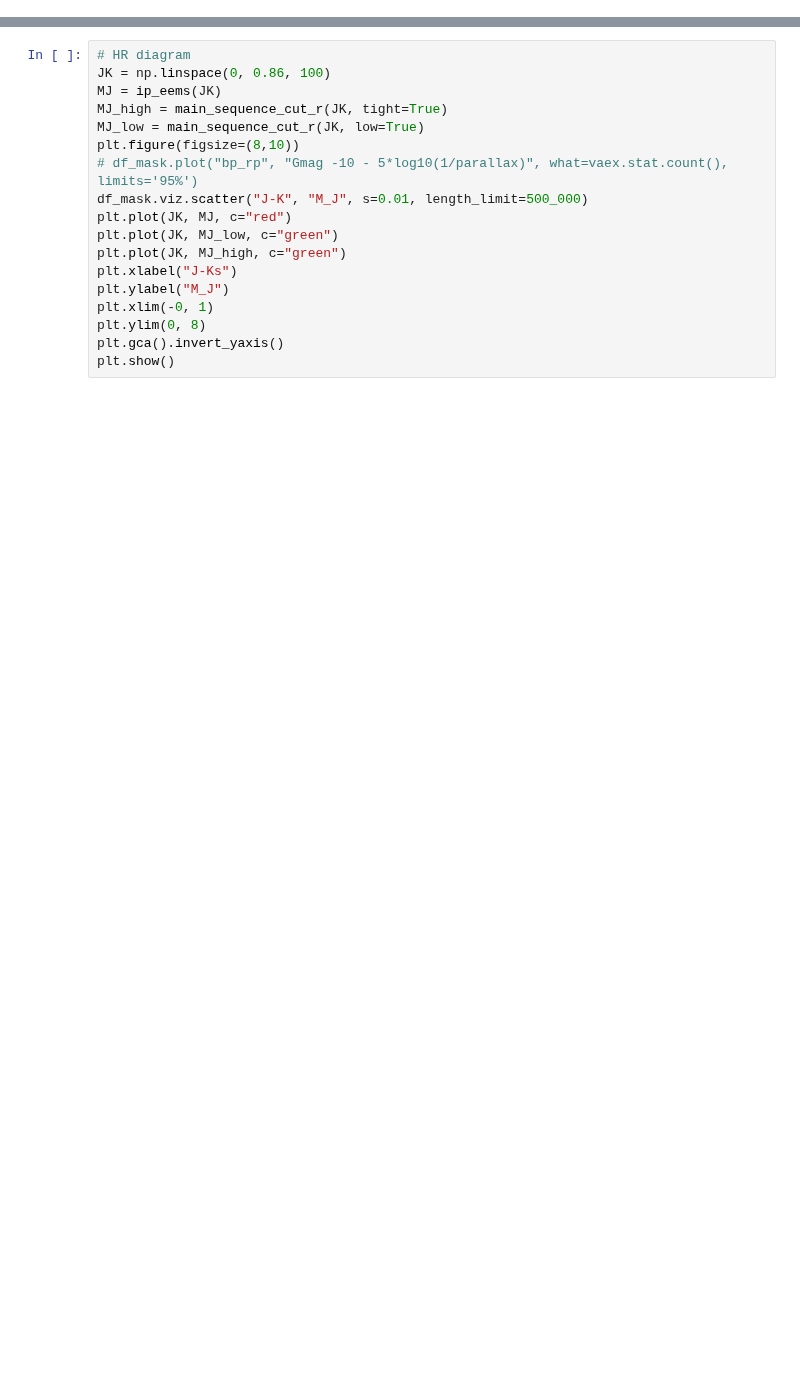
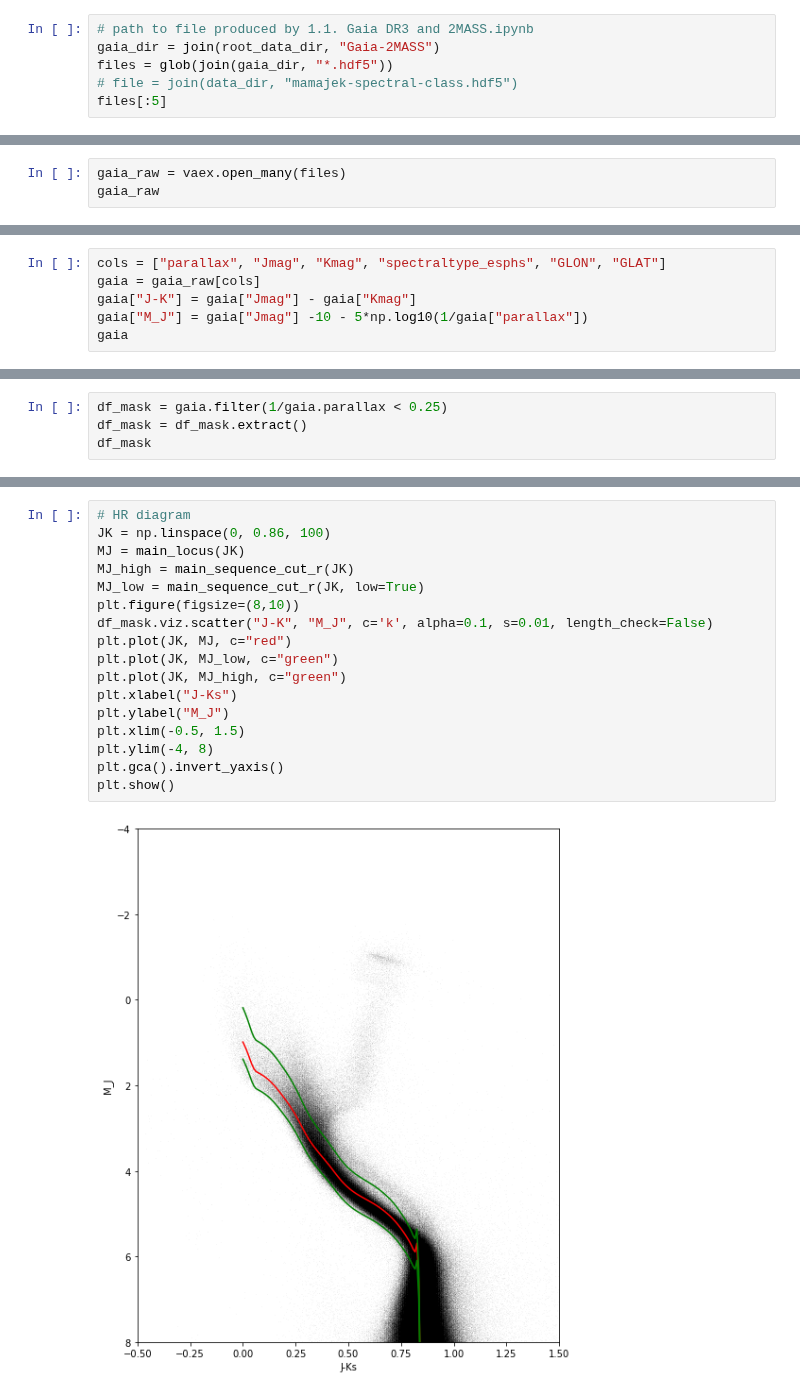
Before and after one commit to Alisyaifudin/Thesis-Project, a Jupyter notebook: 2. Vertical Number Density/2.2. Cutting.ipynb, the cells around one changed output, grey strips where cells are left out. Drawn from its saved outputs; the diff is of its cells as text; blank space fills up the shorter version.

```diff
--- a/2. Vertical Number Density/2.2. Cutting.ipynb
+++ b/2. Vertical Number Density/2.2. Cutting.ipynb
@@ -124,0 +23,6 @@ def main_sequence_cut_r(jk,low=False,tight=False):
+# %%
+# path to file produced by 1.1. Gaia DR3 and 2MASS.ipynb
+gaia_dir = join(root_data_dir, "Gaia-2MASS")
+files = glob(join(gaia_dir, "*.hdf5"))
+# file = join(data_dir, "mamajek-spectral-class.hdf5")
+files[:5]
@@ -124,0 +35,3 @@ def main_sequence_cut_r(jk,low=False,tight=False):
+# %%
+gaia_raw = vaex.open_many(files)
+gaia_raw
@@ -124,0 +51,6 @@ def main_sequence_cut_r(jk,low=False,tight=False):
+# %%
+cols = ["parallax", "Jmag", "Kmag", "spectraltype_esphs", "GLON", "GLAT"]
+gaia = gaia_raw[cols]
+gaia["J-K"] = gaia["Jmag"] - gaia["Kmag"]
+gaia["M_J"] = gaia["Jmag"] -10 - 5*np.log10(1/gaia["parallax"])
+gaia
@@ -124,0 +70,4 @@ def main_sequence_cut_r(jk,low=False,tight=False):
+# %%
+df_mask = gaia.filter(1/gaia.parallax < 0.25)
+df_mask = df_mask.extract()
+df_mask
@@ -125,18 +87,19 @@ def main_sequence_cut_r(jk,low=False,tight=False):
 # %%
 # HR diagram
 JK = np.linspace(0, 0.86, 100)
-MJ = ip_eems(JK)
-MJ_high = main_sequence_cut_r(JK, tight=True)
+MJ = main_locus(JK)
+MJ_high = main_sequence_cut_r(JK)
 MJ_low = main_sequence_cut_r(JK, low=True)
 plt.figure(figsize=(8,10))
-# df_mask.plot("bp_rp", "Gmag -10 - 5*log10(1/parallax)", what=vaex.stat.count(), limits='95%')
-df_mask.viz.scatter("J-K", "M_J", s=0.01, length_limit=500_000)
+df_mask.viz.scatter("J-K", "M_J", c='k', alpha=0.1, s=0.01, length_check=False)
 plt.plot(JK, MJ, c="red")
 plt.plot(JK, MJ_low, c="green")
 plt.plot(JK, MJ_high, c="green")
 plt.xlabel("J-Ks")
 plt.ylabel("M_J")
-plt.xlim(-0, 1)
-plt.ylim(0, 8)
+plt.xlim(-0.5, 1.5)
+plt.ylim(-4, 8)
 plt.gca().invert_yaxis()
 plt.show()
+# %% [output]
+[figure, added]
```
Also changed, not shown: parts of 39 cells of this notebook, 8 other files.
